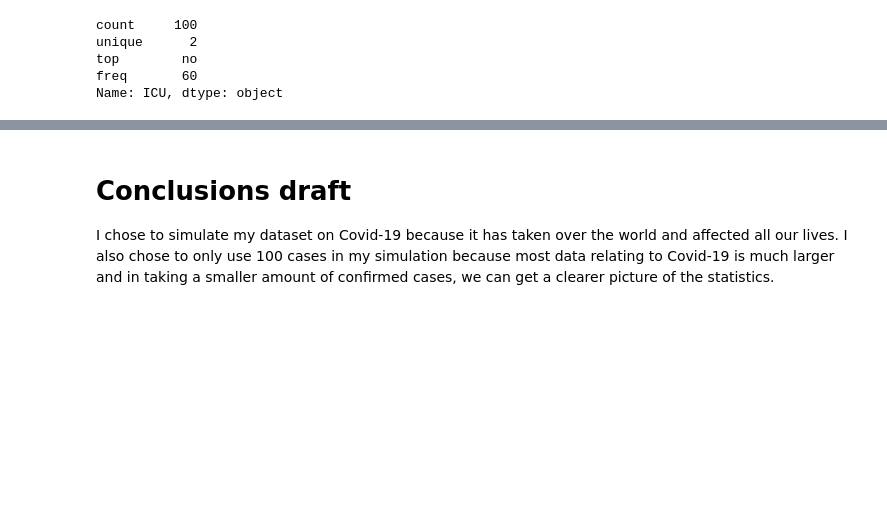
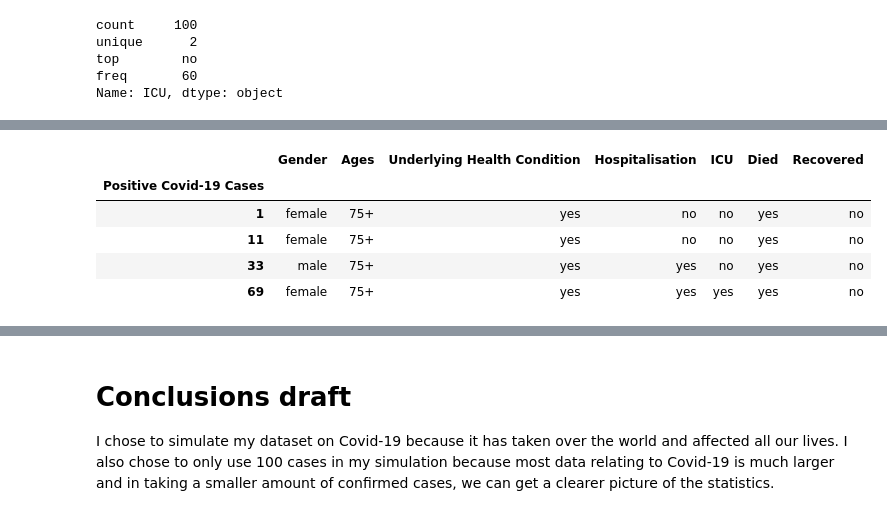
Before and after one commit to AineNicD/simulating-data, a Jupyter notebook: simulating-data.ipynb, the cells around one changed output, grey strips where cells are left out. Drawn from its saved outputs; the diff is of its cells as text; code cells hidden in the pictures; blank space fills up the shorter version.

```diff
--- a/simulating-data.ipynb
+++ b/simulating-data.ipynb
@@ -906,0 +928,10 @@ Name: ICU, dtype: object
+# %%
+# checking data of cases that died
+df[df.loc[:, 'Died'] == 'yes']
+# %% [output]
+|  | Gender | Ages | Underlying Health Condition | Hospitalisation | ICU | Died | Recovered |
+| Positive Covid-19 Cases |  |  |  |  |  |  |  |
+| 1 | female | 75+ | yes | no | no | yes | no |
+| 11 | female | 75+ | yes | no | no | yes | no |
+| 33 | male | 75+ | yes | yes | no | yes | no |
+| 69 | female | 75+ | yes | yes | yes | yes | no |
```
Also changed, not shown: parts of 3 cells of this notebook.
